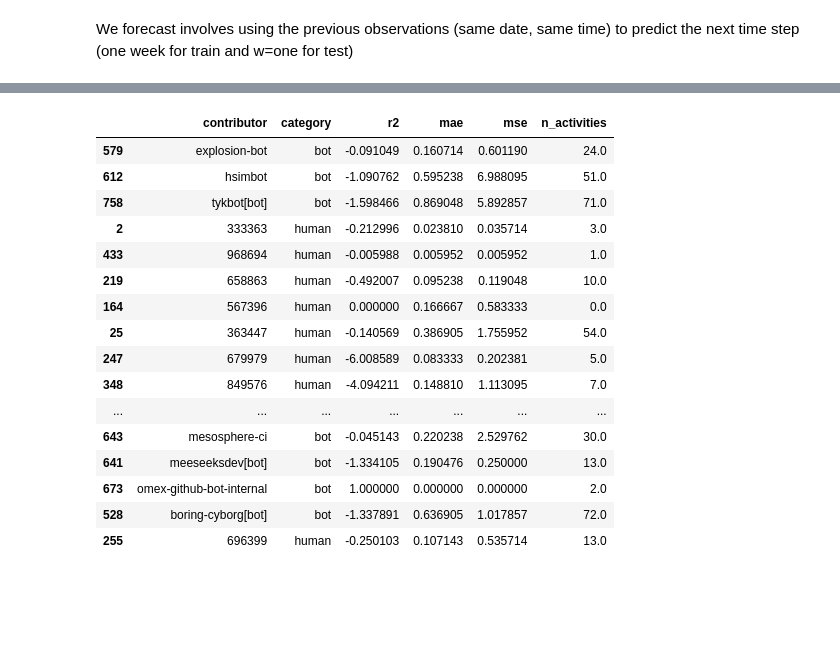
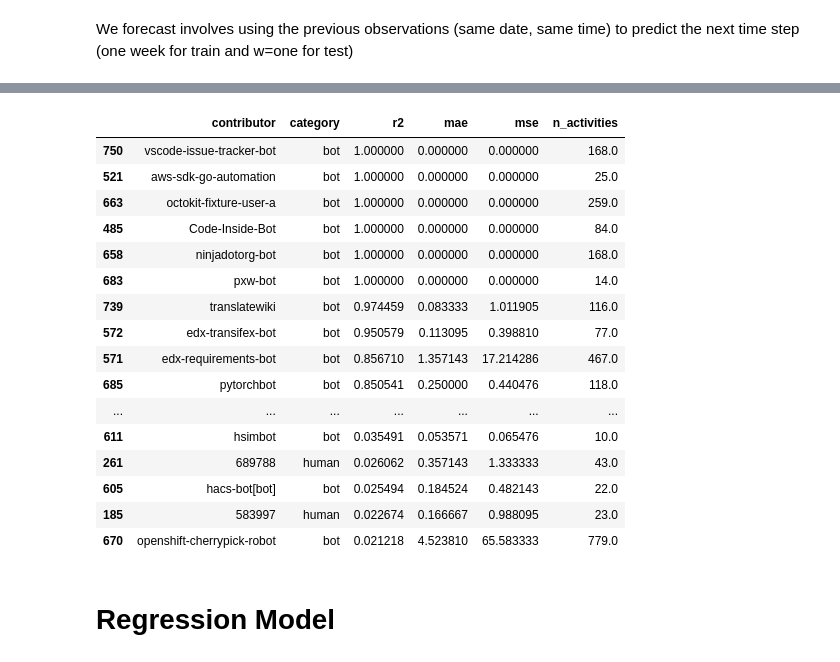
Before and after one commit to uhourri/GH-Bots-API, a Jupyter notebook: code/Models comparing.ipynb, the cells around one changed output, grey strips where cells are left out. Drawn from its saved outputs; the diff is of its cells as text; code cells hidden in the pictures; blank space fills up the shorter version.

Commit message:
adding reg  model

```diff
--- a/code/Models comparing.ipynb
+++ b/code/Models comparing.ipynb
@@ -91,23 +93,25 @@ def calculate_metrics(actual, predicted):
 
 # Group by contributor and calculate metrics
 result = test_activities.groupby(['contributor', 'category']).apply(lambda x: calculate_metrics(x['n_activities'], x['p_activities'])).reset_index()
-# %%
-result.sample(40)
-# %% [output]
-|  | contributor | category | r2 | mae | mse | n_activities |
-| 579 | explosion-bot | bot | -0.091049 | 0.160714 | 0.601190 | 24.0 |
-| 612 | hsimbot | bot | -1.090762 | 0.595238 | 6.988095 | 51.0 |
-| 758 | tykbot[bot] | bot | -1.598466 | 0.869048 | 5.892857 | 71.0 |
-| 2 | 333363 | human | -0.212996 | 0.023810 | 0.035714 | 3.0 |
-| 433 | 968694 | human | -0.005988 | 0.005952 | 0.005952 | 1.0 |
-| 219 | 658863 | human | -0.492007 | 0.095238 | 0.119048 | 10.0 |
-| 164 | 567396 | human | 0.000000 | 0.166667 | 0.583333 | 0.0 |
-| 25 | 363447 | human | -0.140569 | 0.386905 | 1.755952 | 54.0 |
-| 247 | 679979 | human | -6.008589 | 0.083333 | 0.202381 | 5.0 |
-| 348 | 849576 | human | -4.094211 | 0.148810 | 1.113095 | 7.0 |
-| ... | ... | ... | ... | ... | ... | ... |
-| 643 | mesosphere-ci | bot | -0.045143 | 0.220238 | 2.529762 | 30.0 |
-| 641 | meeseeksdev[bot] | bot | -1.334105 | 0.190476 | 0.250000 | 13.0 |
-| 673 | omex-github-bot-internal | bot | 1.000000 | 0.000000 | 0.000000 | 2.0 |
-| 528 | boring-cyborg[bot] | bot | -1.337891 | 0.636905 | 1.017857 | 72.0 |
-| 255 | 696399 | human | -0.250103 | 0.107143 | 0.535714 | 13.0 |
+# %%
+result.sort_values(by='r2', ascending=False).head(40)
+# %% [output]
+|  | contributor | category | r2 | mae | mse | n_activities |
+| 750 | vscode-issue-tracker-bot | bot | 1.000000 | 0.000000 | 0.000000 | 168.0 |
+| 521 | aws-sdk-go-automation | bot | 1.000000 | 0.000000 | 0.000000 | 25.0 |
+| 663 | octokit-fixture-user-a | bot | 1.000000 | 0.000000 | 0.000000 | 259.0 |
+| 485 | Code-Inside-Bot | bot | 1.000000 | 0.000000 | 0.000000 | 84.0 |
+| 658 | ninjadotorg-bot | bot | 1.000000 | 0.000000 | 0.000000 | 168.0 |
+| 683 | pxw-bot | bot | 1.000000 | 0.000000 | 0.000000 | 14.0 |
+| 739 | translatewiki | bot | 0.974459 | 0.083333 | 1.011905 | 116.0 |
+| 572 | edx-transifex-bot | bot | 0.950579 | 0.113095 | 0.398810 | 77.0 |
+| 571 | edx-requirements-bot | bot | 0.856710 | 1.357143 | 17.214286 | 467.0 |
+| 685 | pytorchbot | bot | 0.850541 | 0.250000 | 0.440476 | 118.0 |
+| ... | ... | ... | ... | ... | ... | ... |
+| 611 | hsimbot | bot | 0.035491 | 0.053571 | 0.065476 | 10.0 |
+| 261 | 689788 | human | 0.026062 | 0.357143 | 1.333333 | 43.0 |
+| 605 | hacs-bot[bot] | bot | 0.025494 | 0.184524 | 0.482143 | 22.0 |
+| 185 | 583997 | human | 0.022674 | 0.166667 | 0.988095 | 23.0 |
+| 670 | openshift-cherrypick-robot | bot | 0.021218 | 4.523810 | 65.583333 | 779.0 |
+# %% [markdown]
+# Regression Model
```
Also changed, not shown: parts of 22 cells of this notebook, 2 other files.
